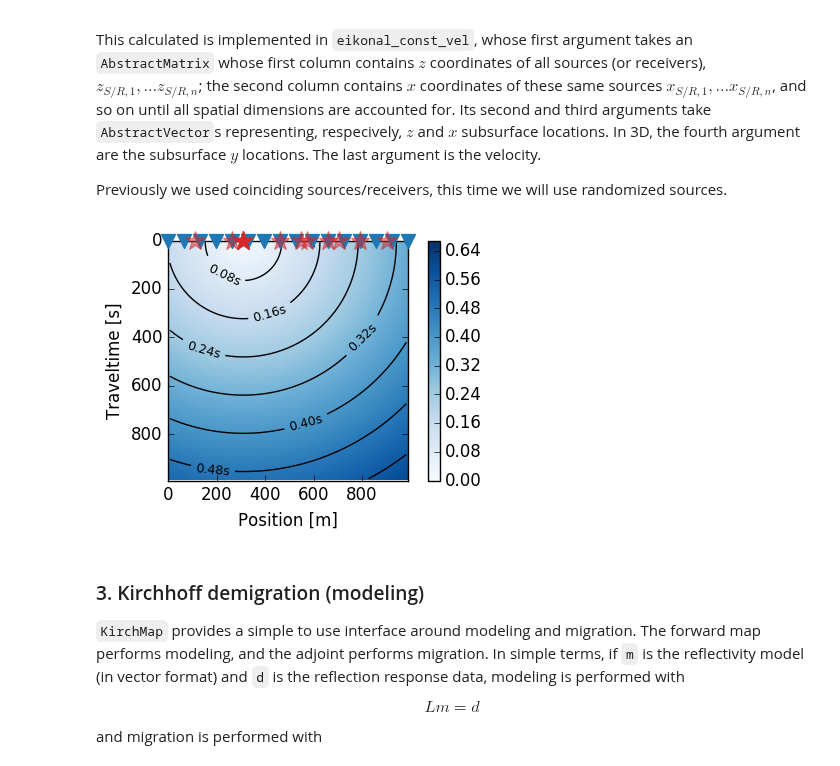
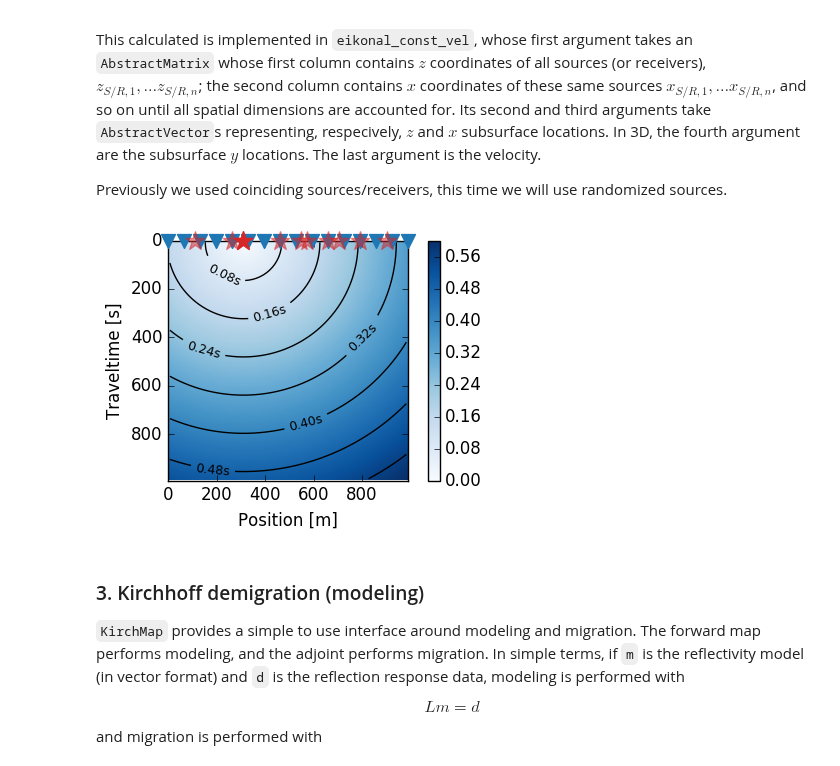
Before and after one commit to cako/KirchMig.jl, a Jupyter notebook: notebooks/LayerCake-RegularizationPart1.ipynb, the cells around one changed output. Drawn from its saved outputs; the diff is of its cells as text; code cells hidden in the pictures.

```diff
--- a/notebooks/LayerCake-Regularized.ipynb
+++ b/notebooks/LayerCake-RegularizationPart1.ipynb
@@ -100,17 +100,17 @@ trav_s = KirchMig.eikonal_const_vel([src_z src_x], z, x, vel[1]);
 # %%
 fig, ax = plt.subplots(figsize=(5,3))
 cax = ax[:imshow](trav_s[:,:,div(ns,3)], extent=[x[1], x[end], z[end], z[1]],
-    vmin=0, vmax=maximum(abs.(trav_s)), aspect="equal", cmap="Blues")
+    vmin=0, vmax=maximum(abs.(trav_s[:,:,div(ns,3)])), aspect="equal", cmap="Blues")
 ax[:set](xlabel="Position [m]", ylabel="Depth [m]")
 cbar = fig[:colorbar](cax, ax=ax)
 ax[:scatter](rec_x[1:3:end], rec_z[1:3:end], color="#1f77b4", marker="v", s=100, clip_on=false, zorder=100)
 ax[:scatter](src_x, src_z, color="#d62728", alpha=0.5, marker="*", s=200, clip_on=false, zorder=100)
 ax[:scatter](src_x[div(ns,3)], src_z[div(ns,3)], color="#d62728", marker="*", s=200, clip_on=false, zorder=100)
 con = ax[:contour](trav_s[:,:,div(ns,3)], extent=[x[1], x[end], z[end], z[1]], origin="upper", colors="k")
 plt.clabel(con, fontsize=9, inline=1, fmt="%1.2fs");
 ax[:set](ylabel="Traveltime [s]", xlim=(x[1], x[end]), ylim=(z[end], z[1]));
 # %% [output]
-[figure, old version]
+[figure, new version]
 # %% [markdown]
 ### 3. Kirchhoff demigration (modeling)
 
```
Also changed, not shown: parts of 1 cell of this notebook, 1 other file.
